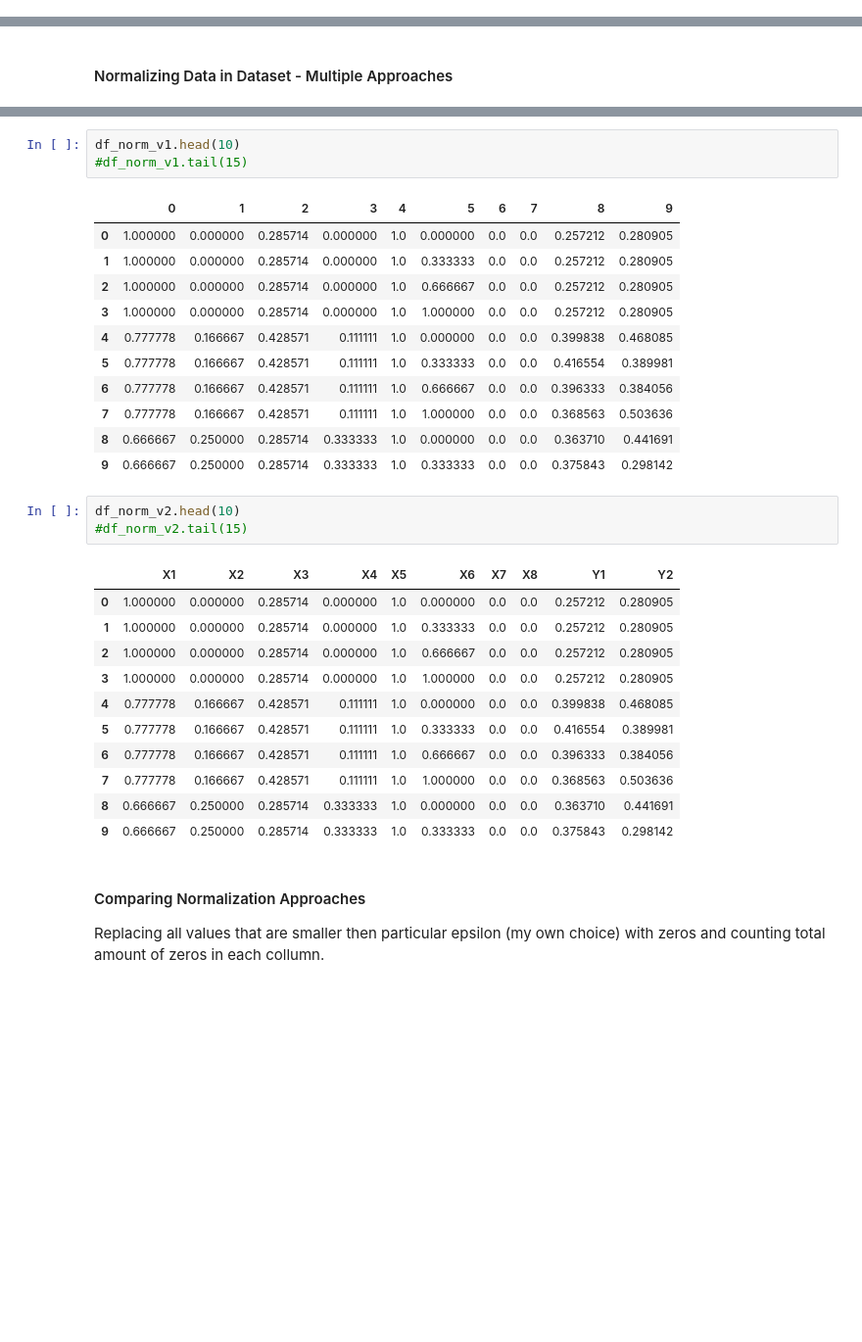
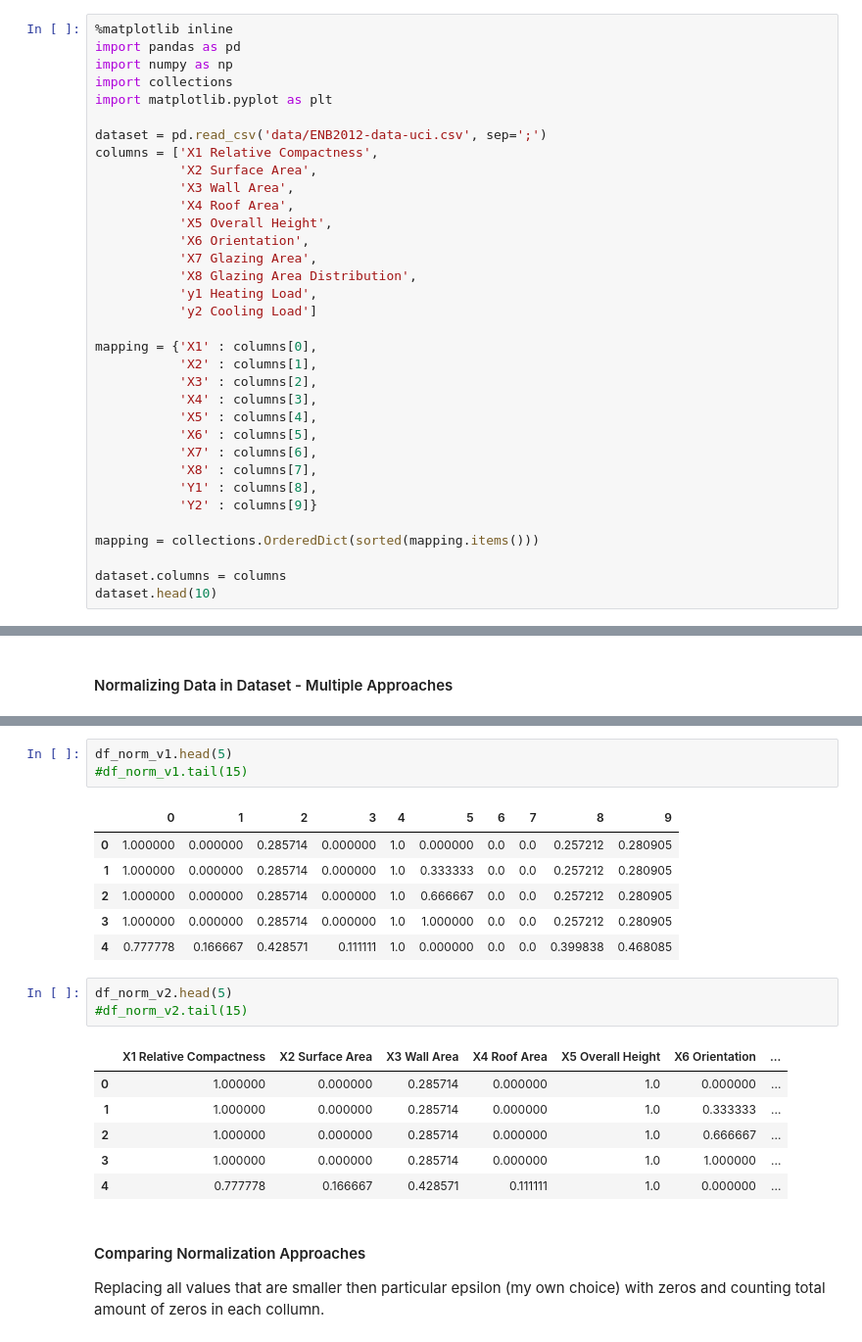
Before and after one commit to vdmitriyev/data-analysis-notebooks, a Jupyter notebook: energy-residential-buildings/energy-residential-buildings.ipynb, the cells around one changed output, grey strips where cells are left out. Shown at 98% size. Drawn from its saved outputs; the diff is of its cells as text; blank space fills up the shorter version.

```diff
--- a/energy-residential-buildings/energy-residential-buildings.ipynb
+++ b/energy-residential-buildings/energy-residential-buildings.ipynb
@@ -56,0 +38,34 @@ dataset.head(10)
+# %%
+%matplotlib inline
+import pandas as pd
+import numpy as np
+import collections
+import matplotlib.pyplot as plt
+
+dataset = pd.read_csv('data/ENB2012-data-uci.csv', sep=';')
+columns = ['X1 Relative Compactness',
+           'X2 Surface Area',
+           'X3 Wall Area',
+           'X4 Roof Area',
+           'X5 Overall Height',
+           'X6 Orientation',
+           'X7 Glazing Area',
+           'X8 Glazing Area Distribution',
+           'y1 Heating Load',
+           'y2 Cooling Load']
+
+mapping = {'X1' : columns[0],
+           'X2' : columns[1],
+           'X3' : columns[2],
+           'X4' : columns[3],
+           'X5' : columns[4],
+           'X6' : columns[5],
+           'X7' : columns[6],
+           'X8' : columns[7],
+           'Y1' : columns[8],
+           'Y2' : columns[9]}
+
+mapping = collections.OrderedDict(sorted(mapping.items()))
+
+dataset.columns = columns
+dataset.head(10)
@@ -136,5 +194,5 @@ df_norm_v2 = normalize_manually(dataset)
 # %%
-df_norm_v1.head(10)
+df_norm_v1.head(5)
 #df_norm_v1.tail(15)
 # %% [output]
 |  | 0 | 1 | 2 | 3 | 4 | 5 | 6 | 7 | 8 | 9 |
@@ -143,26 +201,16 @@ df_norm_v1.head(10)
 | 2 | 1.000000 | 0.000000 | 0.285714 | 0.000000 | 1.0 | 0.666667 | 0.0 | 0.0 | 0.257212 | 0.280905 |
 | 3 | 1.000000 | 0.000000 | 0.285714 | 0.000000 | 1.0 | 1.000000 | 0.0 | 0.0 | 0.257212 | 0.280905 |
 | 4 | 0.777778 | 0.166667 | 0.428571 | 0.111111 | 1.0 | 0.000000 | 0.0 | 0.0 | 0.399838 | 0.468085 |
-| 5 | 0.777778 | 0.166667 | 0.428571 | 0.111111 | 1.0 | 0.333333 | 0.0 | 0.0 | 0.416554 | 0.389981 |
-| 6 | 0.777778 | 0.166667 | 0.428571 | 0.111111 | 1.0 | 0.666667 | 0.0 | 0.0 | 0.396333 | 0.384056 |
-| 7 | 0.777778 | 0.166667 | 0.428571 | 0.111111 | 1.0 | 1.000000 | 0.0 | 0.0 | 0.368563 | 0.503636 |
-| 8 | 0.666667 | 0.250000 | 0.285714 | 0.333333 | 1.0 | 0.000000 | 0.0 | 0.0 | 0.363710 | 0.441691 |
-| 9 | 0.666667 | 0.250000 | 0.285714 | 0.333333 | 1.0 | 0.333333 | 0.0 | 0.0 | 0.375843 | 0.298142 |
 # %%
-df_norm_v2.head(10)
+df_norm_v2.head(5)
 #df_norm_v2.tail(15)
 # %% [output]
-|  | X1 | X2 | X3 | X4 | X5 | X6 | X7 | X8 | Y1 | Y2 |
-| 0 | 1.000000 | 0.000000 | 0.285714 | 0.000000 | 1.0 | 0.000000 | 0.0 | 0.0 | 0.257212 | 0.280905 |
-| 1 | 1.000000 | 0.000000 | 0.285714 | 0.000000 | 1.0 | 0.333333 | 0.0 | 0.0 | 0.257212 | 0.280905 |
-| 2 | 1.000000 | 0.000000 | 0.285714 | 0.000000 | 1.0 | 0.666667 | 0.0 | 0.0 | 0.257212 | 0.280905 |
-| 3 | 1.000000 | 0.000000 | 0.285714 | 0.000000 | 1.0 | 1.000000 | 0.0 | 0.0 | 0.257212 | 0.280905 |
-| 4 | 0.777778 | 0.166667 | 0.428571 | 0.111111 | 1.0 | 0.000000 | 0.0 | 0.0 | 0.399838 | 0.468085 |
-| 5 | 0.777778 | 0.166667 | 0.428571 | 0.111111 | 1.0 | 0.333333 | 0.0 | 0.0 | 0.416554 | 0.389981 |
-| 6 | 0.777778 | 0.166667 | 0.428571 | 0.111111 | 1.0 | 0.666667 | 0.0 | 0.0 | 0.396333 | 0.384056 |
-| 7 | 0.777778 | 0.166667 | 0.428571 | 0.111111 | 1.0 | 1.000000 | 0.0 | 0.0 | 0.368563 | 0.503636 |
-| 8 | 0.666667 | 0.250000 | 0.285714 | 0.333333 | 1.0 | 0.000000 | 0.0 | 0.0 | 0.363710 | 0.441691 |
-| 9 | 0.666667 | 0.250000 | 0.285714 | 0.333333 | 1.0 | 0.333333 | 0.0 | 0.0 | 0.375843 | 0.298142 |
+|  | X1 Relative Compactness | X2 Surface Area | X3 Wall Area | X4 Roof Area | X5 Overall Height | X6 Orientation | ... |
+| 0 | 1.000000 | 0.000000 | 0.285714 | 0.000000 | 1.0 | 0.000000 | ... |
+| 1 | 1.000000 | 0.000000 | 0.285714 | 0.000000 | 1.0 | 0.333333 | ... |
+| 2 | 1.000000 | 0.000000 | 0.285714 | 0.000000 | 1.0 | 0.666667 | ... |
+| 3 | 1.000000 | 0.000000 | 0.285714 | 0.000000 | 1.0 | 1.000000 | ... |
+| 4 | 0.777778 | 0.166667 | 0.428571 | 0.111111 | 1.0 | 0.000000 | ... |
 # %% [markdown]
 #### Comparing Normalization Approaches
 
```
Also changed, not shown: parts of 22 cells of this notebook, 1 other file.
